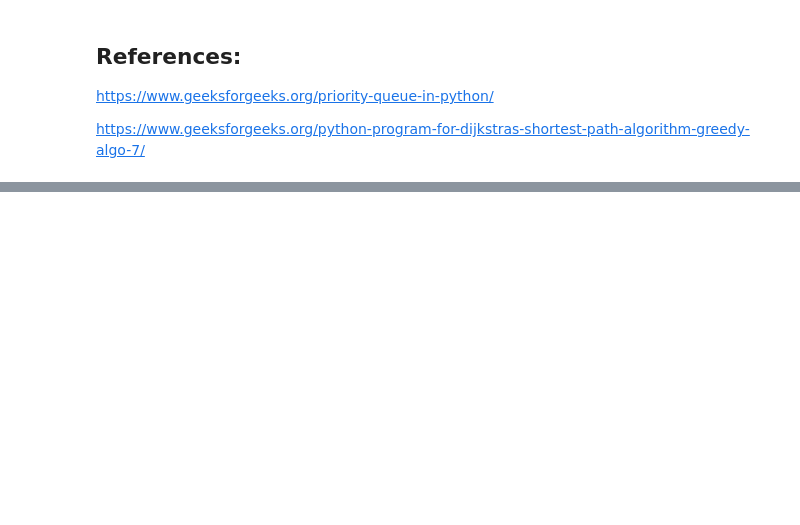
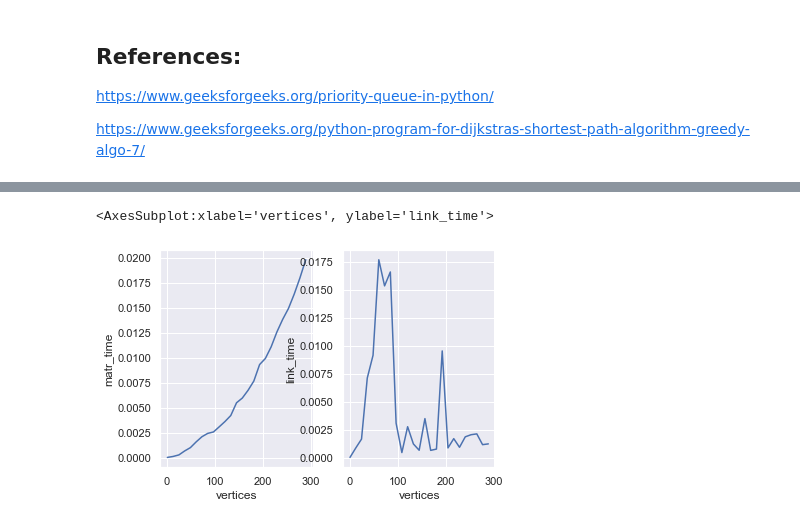
Before and after one commit to Kiriketsuki/CZ2101, a Jupyter notebook: Lab 2/dijkstra_algo.ipynb, the cells around one changed output, grey strips where cells are left out. Cells and saved outputs as stored; diff of their text form; code cells hidden in the pictures; blank space fills up the shorter version.

```diff
--- a/Lab 2/dijkstra_algo.ipynb
+++ b/Lab 2/dijkstra_algo.ipynb
@@ -440,0 +795,4 @@ import random
+# %%
+test_set_1 = random_test_case(1,300)
+results_1 = run_test(test_set_1, False)
+results_1
@@ -440,0 +822,7 @@ import random
+# %%
+fig, ax = plt.subplots(1,2)
+sb.lineplot(data = results_1, x = "vertices", y = "matr_time", ax = ax[0])
+sb.lineplot(data = results_1, x = "vertices", y = "link_time", ax = ax[1])
+# %% [output]
+<AxesSubplot:xlabel='vertices', ylabel='link_time'>
+[figure, added]
```
Also changed, not shown: parts of 38 cells of this notebook.
